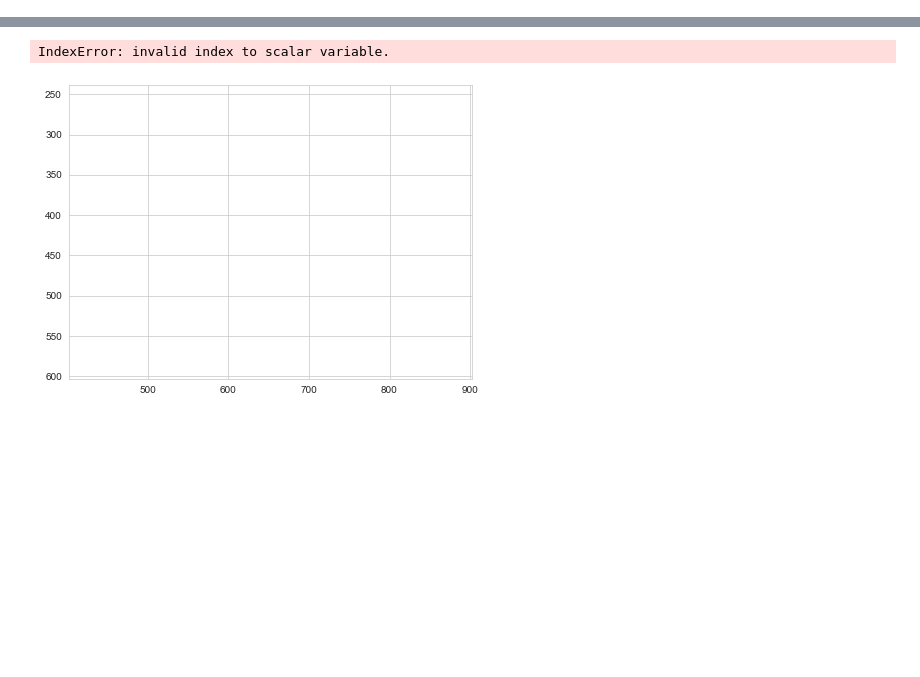
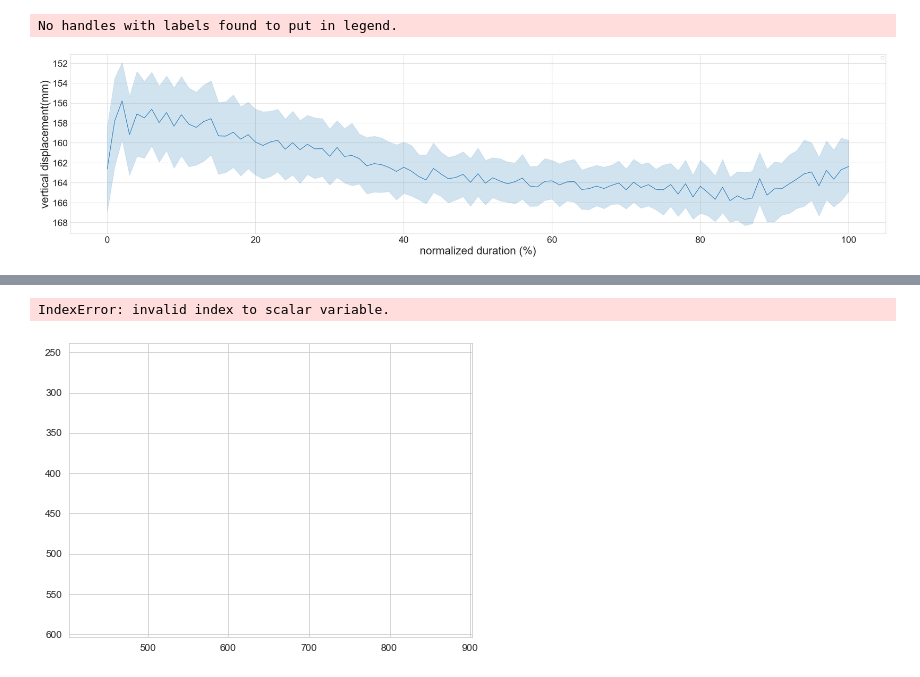
Before and after one commit to guatomallin/reachandgrasp, a Jupyter notebook: notebooks/simpleKinematics.ipynb, the cells around one changed output, grey strips where cells are left out. Cells and saved outputs as stored; diff of their text form; code cells hidden in the pictures; blank space fills up the shorter version.

```diff
--- a/notebooks/simpleKinematics.ipynb
+++ b/notebooks/simpleKinematics.ipynb
@@ -478,0 +305,26 @@ No handles with labels found to put in legend.
+# %%
+#PLOT THE ENTIRE REACH
+ax = plt.figure(figsize=(40,9), dpi= 80)
+sns.set_style('whitegrid')
+#my_pal= {'blind':'mediumblue','control':'red'}
+#invert_yaxis()
+ax=sns.lineplot(x=data_singlereach_allcombined[scorer, 'Animal Infor', 'percent duration'],
+                y=data_singlereach_allcombined[scorer, 'WristL', 'y'],data=data_singlereach_allcombined,
+                palette=my_pal)
+ax.invert_yaxis()
+plt.xlabel('normalized duration (%)', fontsize=30)
+plt.ylabel('vertical displacement(mm)', fontsize=30)
+plt.tick_params(axis = 'both', which = 'major', labelsize = 25)
+plt.legend(loc=0, prop={'size': 25}, labels=['Blind', 'Sighted'])
+leg = ax.legend()
+
+for line in leg.get_lines():
+    line.set_linewidth(4.0)
+
+plt.show()
+
+fig20= ax.get_figure()
+fig20.savefig('/Users/carlospineda/Documents/Projects/brownbag/brownbag2022_ALL_WristL_y_condition_552022.png')
+# %% [output]
+No handles with labels found to put in legend.
+[figure, added]
```
Also changed, not shown: parts of 38 cells of this notebook, 2 other files.
